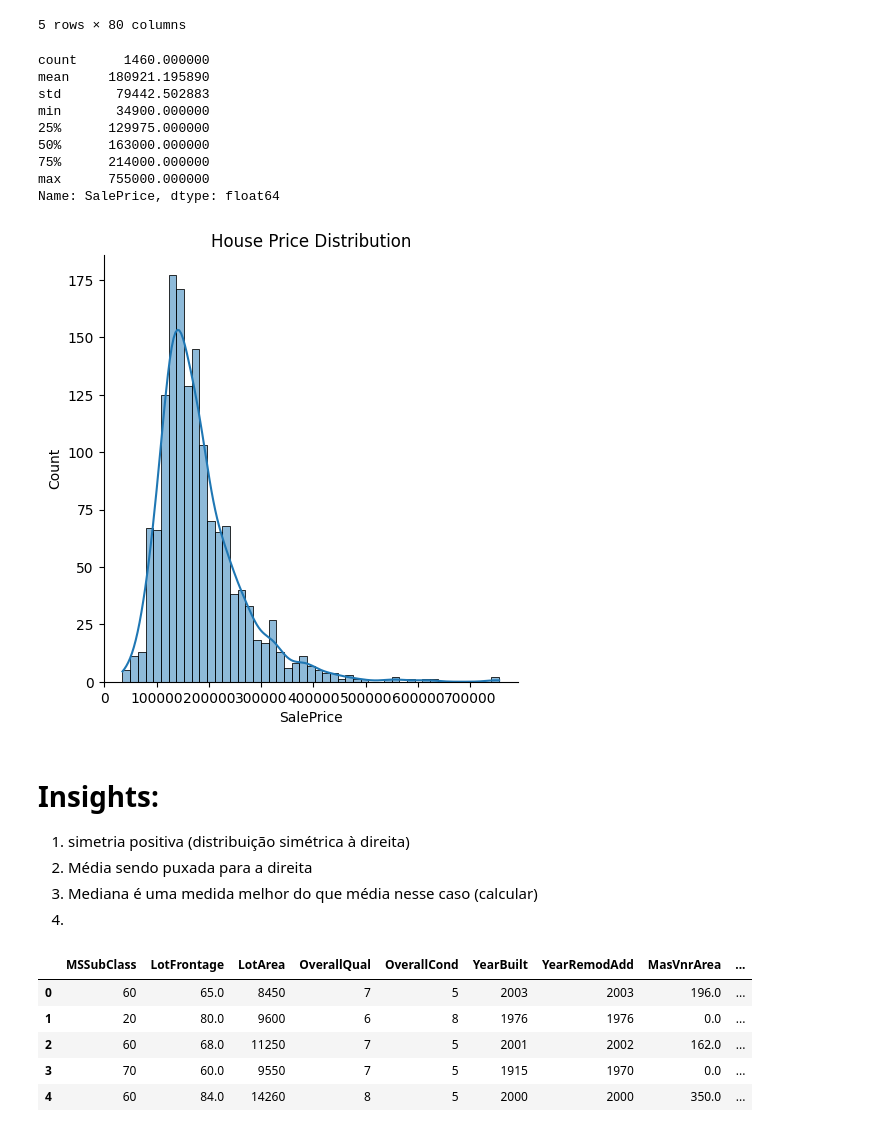
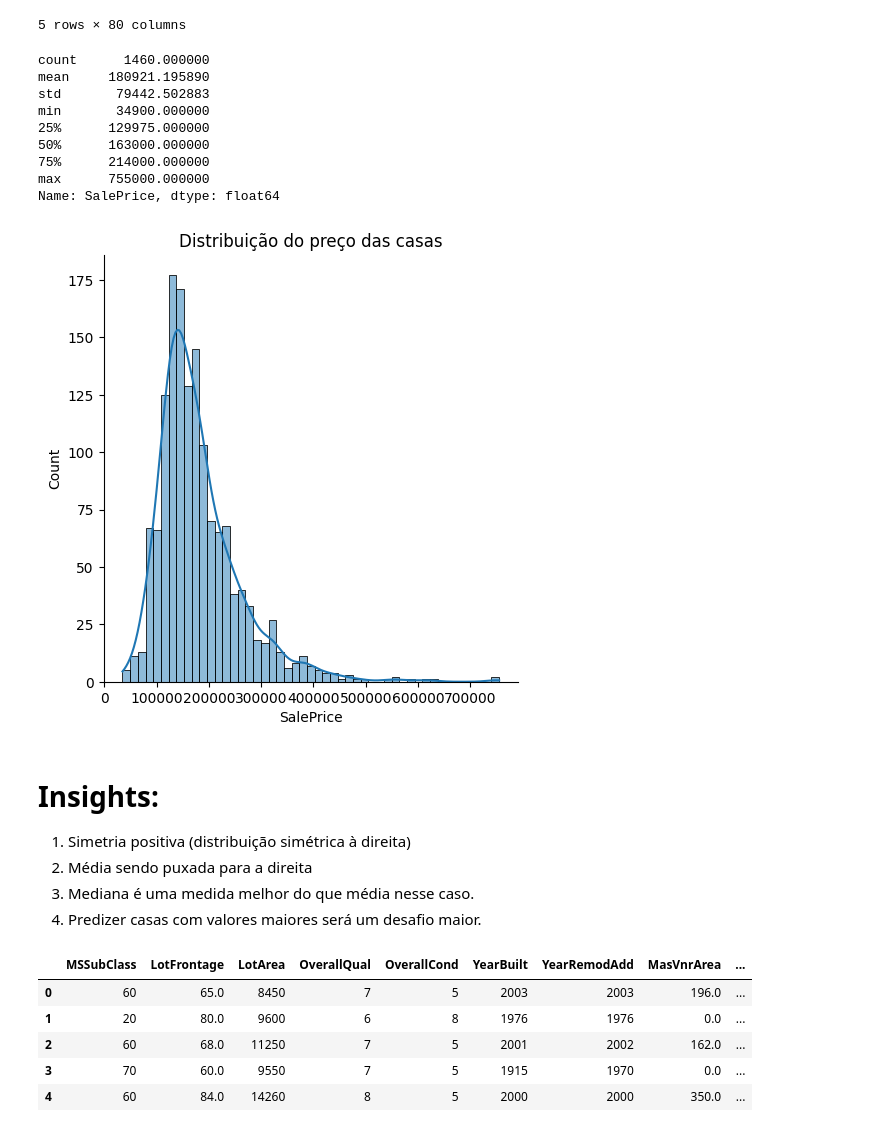
Before and after one commit to danielfernandesp/Kaggle-Competitions, a Jupyter notebook: main.ipynb, the cells around one changed output. Saved outputs shown, nothing was run; the diff lists cells and outputs as text; code cells hidden in the pictures.

```diff
--- a/main.ipynb
+++ b/main.ipynb
@@ -62,26 +66,26 @@ df_train.head()
 # %%
 print(df_train['SalePrice'].describe())
 sns.displot(df_train['SalePrice'], kde=True)
 plt.xlabel('SalePrice')
-plt.title('House Price Distribution')
+plt.title('Distribuição do preço das casas')
 plt.show()
 # %% [output]
 count      1460.000000
 mean     180921.195890
 std       79442.502883
 min       34900.000000
 25%      129975.000000
 50%      163000.000000
 75%      214000.000000
 max      755000.000000
 Name: SalePrice, dtype: float64
-[figure, old version]
+[figure, new version]
 # %% [markdown]
 # Insights:
-1. simetria positiva (distribuição simétrica à direita)
+1. Simetria positiva (distribuição simétrica à direita)
 2. Média sendo puxada para a direita
-3. Mediana é uma medida melhor do que média nesse caso (calcular)
-4.
+3. Mediana é uma medida melhor do que média nesse caso.
+4. Predizer casas com valores maiores será um desafio maior.
 # %%
 ## looking for numerical features
 list(set(df_train.dtypes.tolist()))
```
Also changed, not shown: parts of 15 cells of this notebook.
